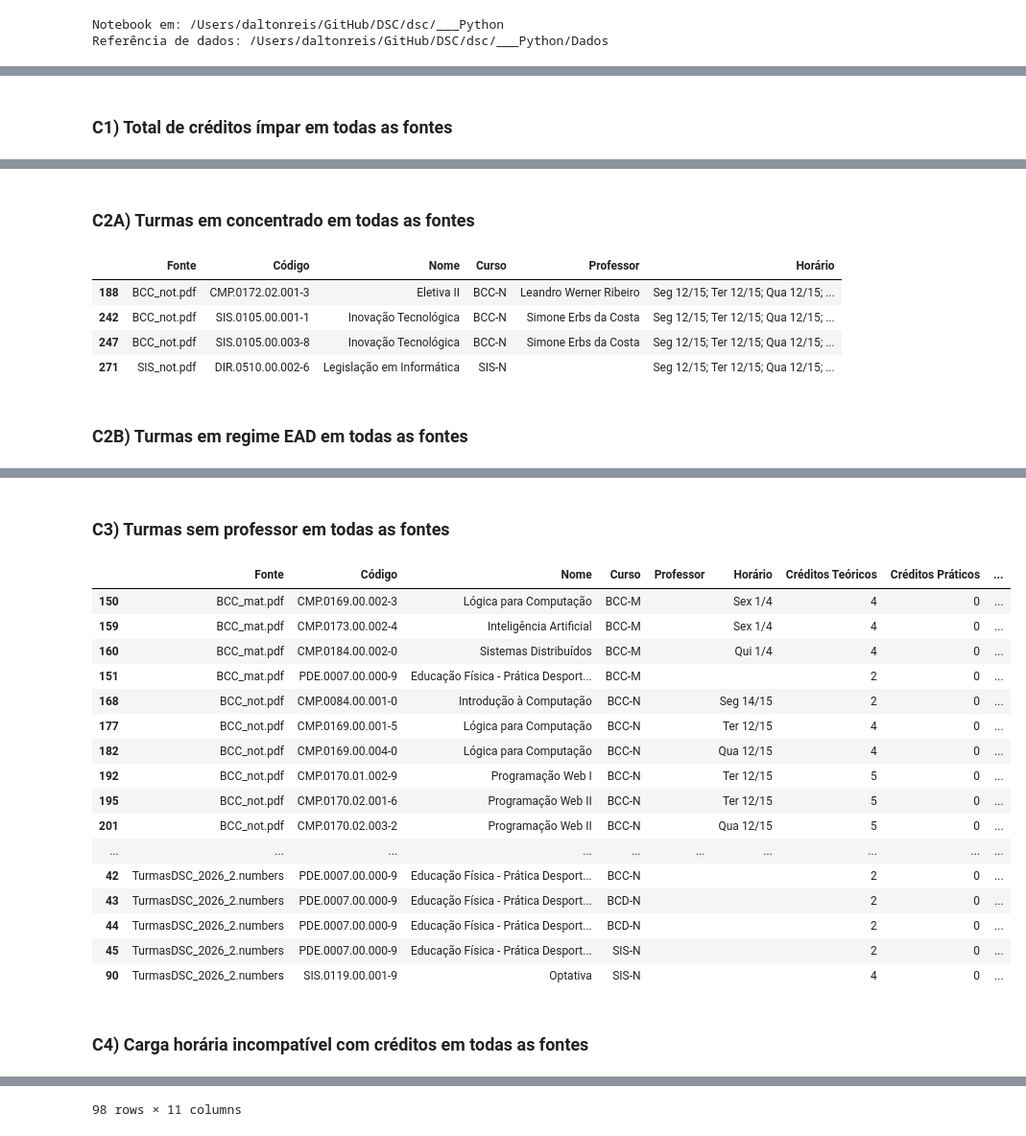
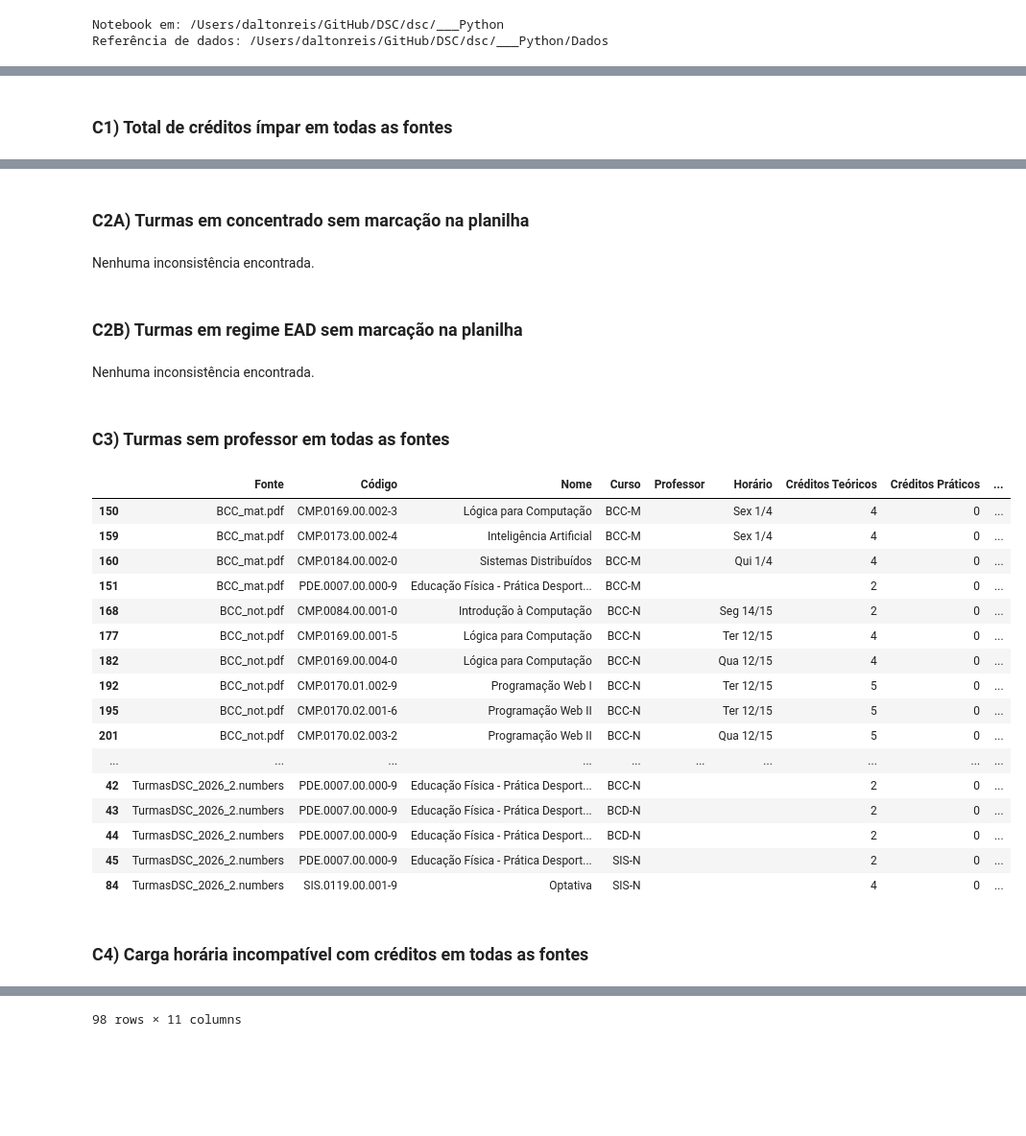
Before and after one commit to DSCFURB/dsc, a Jupyter notebook: ___Python/main.ipynb, the cells around one changed output, grey strips where cells are left out. Shown at 96% size. Saved outputs shown, nothing was run; the diff lists cells and outputs as text; code cells hidden in the pictures; blank space fills up the shorter version.

```diff
--- a/___Python/main.ipynb
+++ b/___Python/main.ipynb
@@ -1004,39 +1015,55 @@ Nenhuma inconsistência encontrada.
 # %%
 fontes_completas_df = pd.concat([planilha_df, course_pdf_df, dsc_pdf_df], ignore_index=True)
 validacao_creditos_impares = inconsistent_credit_rows(fontes_completas_df)
 validacao_concentrado = concentrado_flag_conflicts(planilha_df)
-validacao_ead = ead_concentrated_rows(fontes_completas_df)
+validacao_ead = ead_concentrated_rows(planilha_df, fontes_completas_df)
 validacao_sem_professor = rows_without_professor(fontes_completas_df)
 validacao_horario_incompativel = schedule_credit_mismatch_rows(fontes_completas_df)
 
 display_result("C1) Total de créditos ímpar em todas as fontes", validacao_creditos_impares)
 display_result("C2A) Turmas em concentrado sem marcação na planilha", validacao_concentrado)
-display_result("C2B) Turmas em regime EAD em todas as fontes", validacao_ead)
+display_result("C2B) Turmas em regime EAD sem marcação na planilha", validacao_ead)
 display_result("C3) Turmas sem professor em todas as fontes", validacao_sem_professor)
 display_result("C4) Carga horária incompatível com créditos em todas as fontes", validacao_horario_incompativel)
 # %% [output]
 ### C1) Total de créditos ímpar em todas as fontes
 |  | Fonte | Código | Nome | Curso | Créditos Teóricos | Créditos Práticos | Total de Créditos |
 | 149 | BCC_mat.pdf | CMP.0168.00.002-0 | Programação Orientada a Objetos | BCC-M | 7 | 0 | 7 |
 | 153 | BCC_mat.pdf | CMP.0170.02.002-4 | Programação Web II | BCC-M | 5 | 0 | 5 |
 | 169 | BCC_not.pdf | CMP.0166.00.001-4 | Introdução à Programação | BCC-N | 7 | 0 | 7 |
 | 176 | BCC_not.pdf | CMP.0168.00.001-1 | Programação Orientada a Objetos | BCC-N | 7 | 0 | 7 |
 | 181 | BCC_not.pdf | CMP.0168.00.004-6 | Programação Orientada a Objetos | BCC-N | 7 | 0 | 7 |
 | 186 | BCC_not.pdf | CMP.0170.01.001-0 | Programação Web I | BCC-N | 5 | 0 | 5 |
 | 192 | BCC_not.pdf | CMP.0170.01.002-9 | Programação Web I | BCC-N | 5 | 0 | 5 |
 | 195 | BCC_not.pdf | CMP.0170.02.001-6 | Programação Web II | BCC-N | 5 | 0 | 5 |
 | 201 | BCC_not.pdf | CMP.0170.02.003-2 | Programação Web II | BCC-N | 5 | 0 | 5 |
 | 207 | BCC_not.pdf | CMP.0170.02.004-0 | Programação Web II | BCC-N | 5 | 0 | 5 |
 | ... | ... | ... | ... | ... | ... | ... | ... |
 | 350 | DSC.pdf | CMP.0191.00.001-4 | Programação Web | SIS-N | 4 | 1 | 5 |
 | 325 | DSC.pdf | SIS.0116.00.001-8 | Inteligência Artificial Aplicada | SIS-N | 4 | 1 | 5 |
 | 264 | SIS_not.pdf | CMP.0168.00.003-8 | Programação Orientada a Objetos | SIS-N | 7 | 0 | 7 |
 | 276 | SIS_not.pdf | CMP.0191.00.001-4 | Programação Web | SIS-N | 5 | 0 | 5 |
 | 283 | SIS_not.pdf | SIS.0116.00.001-8 | Inteligência Artificial Aplicada | SIS-N | 5 | 0 | 5 |
-### C2A) Turmas em concentrado em todas as fontes
+### C2A) Turmas em concentrado sem marcação na planilha
+Nenhuma inconsistência encontrada.
+### C2B) Turmas em regime EAD sem marcação na planilha
+Nenhuma inconsistência encontrada.
+### C3) Turmas sem professor em todas as fontes
-|  | Fonte | Código | Nome | Curso | Professor | Horário |
-| 188 | BCC_not.pdf | CMP.0172.02.001-3 | Eletiva II | BCC-N | Leandro Werner Ribeiro | Seg 12/15; Ter 12/15; Qua 12/15; ... |
-| 242 | BCC_not.pdf | SIS.0105.00.001-1 | Inovação Tecnológica | BCC-N | Simone Erbs da Costa | Seg 12/15; Ter 12/15; Qua 12/15; ... |
-| 247 | BCC_not.pdf | SIS.0105.00.003-8 | Inovação Tecnológica | BCC-N | Simone Erbs da Costa | Seg 12/15; Ter 12/15; Qua 12/15; ... |
-| 271 | SIS_not.pdf | DIR.0510.00.002-6 | Legislação em Informática | SIS-N |  | Seg 12/15; Ter 12/15; Qua 12/15; ... |
+|  | Fonte | Código | Nome | Curso | Professor | Horário | Créditos Teóricos | Créditos Práticos | ... |
+| 150 | BCC_mat.pdf | CMP.0169.00.002-3 | Lógica para Computação | BCC-M |  | Sex 1/4 | 4 | 0 | ... |
+| 159 | BCC_mat.pdf | CMP.0173.00.002-4 | Inteligência Artificial | BCC-M |  | Sex 1/4 | 4 | 0 | ... |
+| 160 | BCC_mat.pdf | CMP.0184.00.002-0 | Sistemas Distribuídos | BCC-M |  | Qui 1/4 | 4 | 0 | ... |
+| 151 | BCC_mat.pdf | PDE.0007.00.000-9 | Educação Física - Prática Desport... | BCC-M |  |  | 2 | 0 | ... |
+| 168 | BCC_not.pdf | CMP.0084.00.001-0 | Introdução à Computação | BCC-N |  | Seg 14/15 | 2 | 0 | ... |
+| 177 | BCC_not.pdf | CMP.0169.00.001-5 | Lógica para Computação | BCC-N |  | Ter 12/15 | 4 | 0 | ... |
+| 182 | BCC_not.pdf | CMP.0169.00.004-0 | Lógica para Computação | BCC-N |  | Qua 12/15 | 4 | 0 | ... |
+| 192 | BCC_not.pdf | CMP.0170.01.002-9 | Programação Web I | BCC-N |  | Ter 12/15 | 5 | 0 | ... |
+| 195 | BCC_not.pdf | CMP.0170.02.001-6 | Programação Web II | BCC-N |  | Ter 12/15 | 5 | 0 | ... |
+| 201 | BCC_not.pdf | CMP.0170.02.003-2 | Programação Web II | BCC-N |  | Qua 12/15 | 5 | 0 | ... |
+| ... | ... | ... | ... | ... | ... | ... | ... | ... | ... |
+| 42 | TurmasDSC_2026_2.numbers | PDE.0007.00.000-9 | Educação Física - Prática Desport... | BCC-N |  |  | 2 | 0 | ... |
+| 43 | TurmasDSC_2026_2.numbers | PDE.0007.00.000-9 | Educação Física - Prática Desport... | BCD-N |  |  | 2 | 0 | ... |
+| 44 | TurmasDSC_2026_2.numbers | PDE.0007.00.000-9 | Educação Física - Prática Desport... | BCD-N |  |  | 2 | 0 | ... |
+| 45 | TurmasDSC_2026_2.numbers | PDE.0007.00.000-9 | Educação Física - Prática Desport... | SIS-N |  |  | 2 | 0 | ... |
+| 84 | TurmasDSC_2026_2.numbers | SIS.0119.00.001-9 | Optativa | SIS-N |  |  | 4 | 0 | ... |
-### C2B) Turmas em regime EAD em todas as fontes
+### C4) Carga horária incompatível com créditos em todas as fontes
@@ -1056,19 +1081,0 @@ display_result("C4) Carga horária incompatível com créditos em todas as fonte
-### C3) Turmas sem professor em todas as fontes
-|  | Fonte | Código | Nome | Curso | Professor | Horário | Créditos Teóricos | Créditos Práticos | ... |
-| 150 | BCC_mat.pdf | CMP.0169.00.002-3 | Lógica para Computação | BCC-M |  | Sex 1/4 | 4 | 0 | ... |
-| 159 | BCC_mat.pdf | CMP.0173.00.002-4 | Inteligência Artificial | BCC-M |  | Sex 1/4 | 4 | 0 | ... |
-| 160 | BCC_mat.pdf | CMP.0184.00.002-0 | Sistemas Distribuídos | BCC-M |  | Qui 1/4 | 4 | 0 | ... |
-| 151 | BCC_mat.pdf | PDE.0007.00.000-9 | Educação Física - Prática Desport... | BCC-M |  |  | 2 | 0 | ... |
-| 168 | BCC_not.pdf | CMP.0084.00.001-0 | Introdução à Computação | BCC-N |  | Seg 14/15 | 2 | 0 | ... |
-| 177 | BCC_not.pdf | CMP.0169.00.001-5 | Lógica para Computação | BCC-N |  | Ter 12/15 | 4 | 0 | ... |
-| 182 | BCC_not.pdf | CMP.0169.00.004-0 | Lógica para Computação | BCC-N |  | Qua 12/15 | 4 | 0 | ... |
-| 192 | BCC_not.pdf | CMP.0170.01.002-9 | Programação Web I | BCC-N |  | Ter 12/15 | 5 | 0 | ... |
-| 195 | BCC_not.pdf | CMP.0170.02.001-6 | Programação Web II | BCC-N |  | Ter 12/15 | 5 | 0 | ... |
-| 201 | BCC_not.pdf | CMP.0170.02.003-2 | Programação Web II | BCC-N |  | Qua 12/15 | 5 | 0 | ... |
-| ... | ... | ... | ... | ... | ... | ... | ... | ... | ... |
-| 42 | TurmasDSC_2026_2.numbers | PDE.0007.00.000-9 | Educação Física - Prática Desport... | BCC-N |  |  | 2 | 0 | ... |
-| 43 | TurmasDSC_2026_2.numbers | PDE.0007.00.000-9 | Educação Física - Prática Desport... | BCD-N |  |  | 2 | 0 | ... |
-| 44 | TurmasDSC_2026_2.numbers | PDE.0007.00.000-9 | Educação Física - Prática Desport... | BCD-N |  |  | 2 | 0 | ... |
-| 45 | TurmasDSC_2026_2.numbers | PDE.0007.00.000-9 | Educação Física - Prática Desport... | SIS-N |  |  | 2 | 0 | ... |
-| 90 | TurmasDSC_2026_2.numbers | SIS.0119.00.001-9 | Optativa | SIS-N |  |  | 4 | 0 | ... |
-### C4) Carga horária incompatível com créditos em todas as fontes
```
Also changed, not shown: parts of 6 cells of this notebook.
